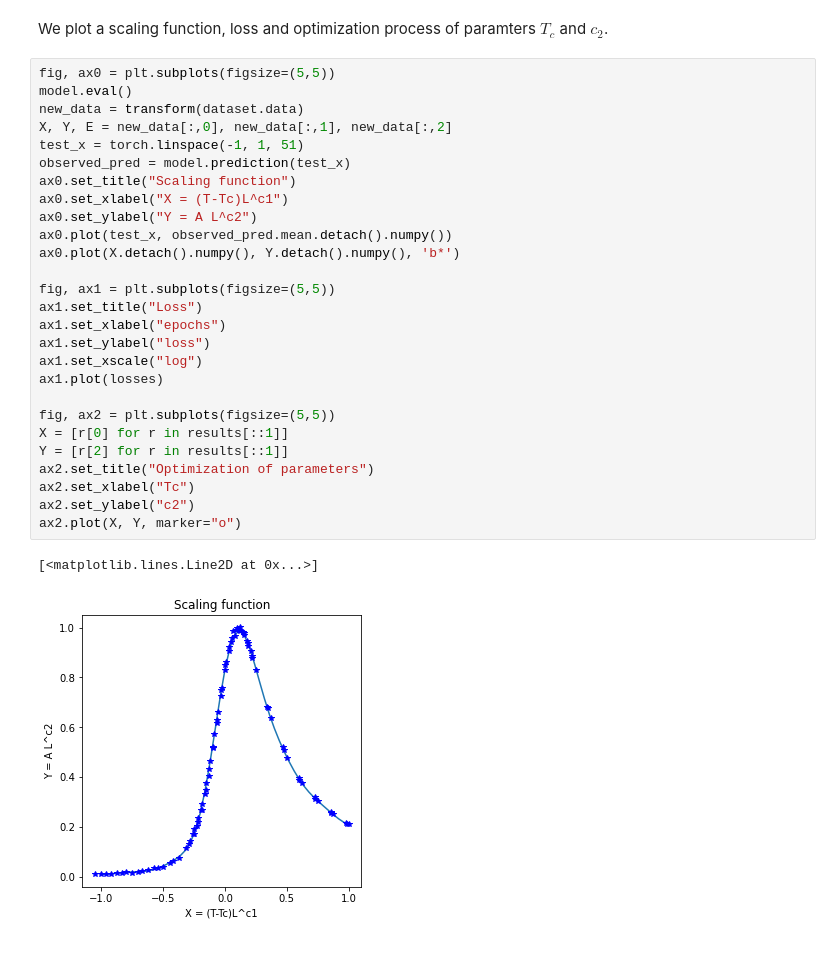
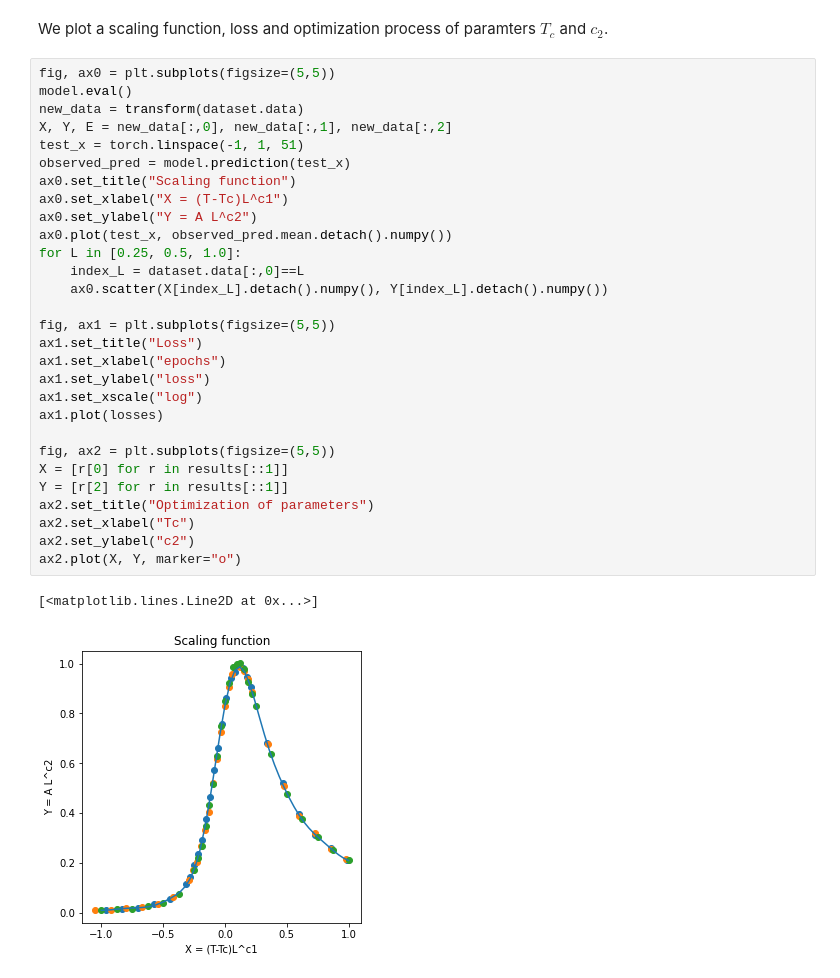
Before and after one commit to KenjiHarada/FSS-tools, a Jupyter notebook: examples/bsa.ipynb, the cells around one changed output. Drawn from its saved outputs; the diff is of its cells as text.

```diff
--- a/examples/bsa.ipynb
+++ b/examples/bsa.ipynb
@@ -165,32 +165,34 @@ We plot a scaling function, loss and optimization process of paramters $T_c$ and
 # %%
 fig, ax0 = plt.subplots(figsize=(5,5))
 model.eval()
 new_data = transform(dataset.data)
 X, Y, E = new_data[:,0], new_data[:,1], new_data[:,2]
 test_x = torch.linspace(-1, 1, 51)
 observed_pred = model.prediction(test_x)
 ax0.set_title("Scaling function")
 ax0.set_xlabel("X = (T-Tc)L^c1")
 ax0.set_ylabel("Y = A L^c2")
 ax0.plot(test_x, observed_pred.mean.detach().numpy())
-ax0.plot(X.detach().numpy(), Y.detach().numpy(), 'b*')
+for L in [0.25, 0.5, 1.0]:
+    index_L = dataset.data[:,0]==L
+    ax0.scatter(X[index_L].detach().numpy(), Y[index_L].detach().numpy())
 
 fig, ax1 = plt.subplots(figsize=(5,5))
 ax1.set_title("Loss")
 ax1.set_xlabel("epochs")
 ax1.set_ylabel("loss")
 ax1.set_xscale("log")
 ax1.plot(losses)
 
 fig, ax2 = plt.subplots(figsize=(5,5))
 X = [r[0] for r in results[::1]]
 Y = [r[2] for r in results[::1]]
 ax2.set_title("Optimization of parameters")
 ax2.set_xlabel("Tc")
 ax2.set_ylabel("c2")
 ax2.plot(X, Y, marker="o")
 # %% [output]
 [<matplotlib.lines.Line2D at 0x...>]
-[figure, old version]
+[figure, new version]
 [figure]
 [figure]
```
Also changed, not shown: 1 other file.
